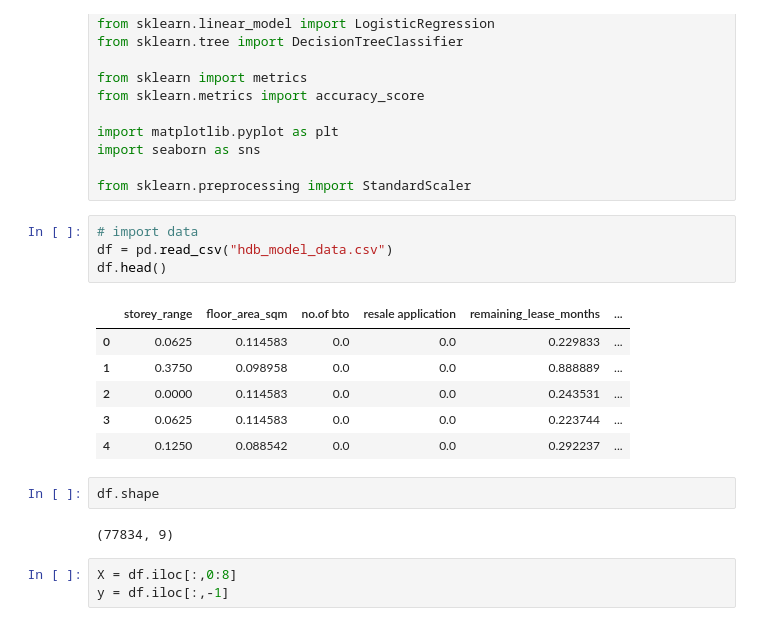
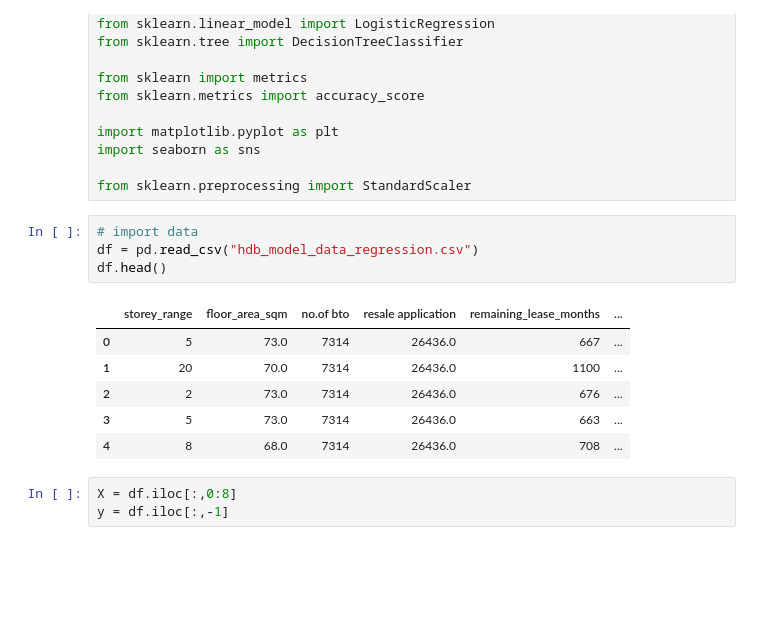
Before and after one commit to erlynnehazey/is424_hbd-resale-value, a Jupyter notebook: Decision Tree Regression.ipynb, the cells around one changed output. Drawn from its saved outputs; the diff is of its cells as text; blank space fills up the shorter version.

```diff
--- a/Decision Tree Regression.ipynb
+++ b/Decision Tree Regression.ipynb
@@ -18,19 +18,15 @@ import seaborn as sns
 from sklearn.preprocessing import StandardScaler
 # %%
 # import data
-df = pd.read_csv("hdb_model_data.csv")
+df = pd.read_csv("hdb_model_data_regression.csv")
 df.head()
 # %% [output]
 |  | storey_range | floor_area_sqm | no.of bto | resale application | remaining_lease_months | ... |
-| 0 | 0.0625 | 0.114583 | 0.0 | 0.0 | 0.229833 | ... |
-| 1 | 0.3750 | 0.098958 | 0.0 | 0.0 | 0.888889 | ... |
-| 2 | 0.0000 | 0.114583 | 0.0 | 0.0 | 0.243531 | ... |
-| 3 | 0.0625 | 0.114583 | 0.0 | 0.0 | 0.223744 | ... |
-| 4 | 0.1250 | 0.088542 | 0.0 | 0.0 | 0.292237 | ... |
+| 0 | 5 | 73.0 | 7314 | 26436.0 | 667 | ... |
+| 1 | 20 | 70.0 | 7314 | 26436.0 | 1100 | ... |
+| 2 | 2 | 73.0 | 7314 | 26436.0 | 676 | ... |
+| 3 | 5 | 73.0 | 7314 | 26436.0 | 663 | ... |
+| 4 | 8 | 68.0 | 7314 | 26436.0 | 708 | ... |
-# %%
-df.shape
-# %% [output]
-(77834, 9)
 # %%
 X = df.iloc[:,0:8]
 y = df.iloc[:,-1]
```
Also changed, not shown: parts of 6 cells of this notebook, 3 other files.
